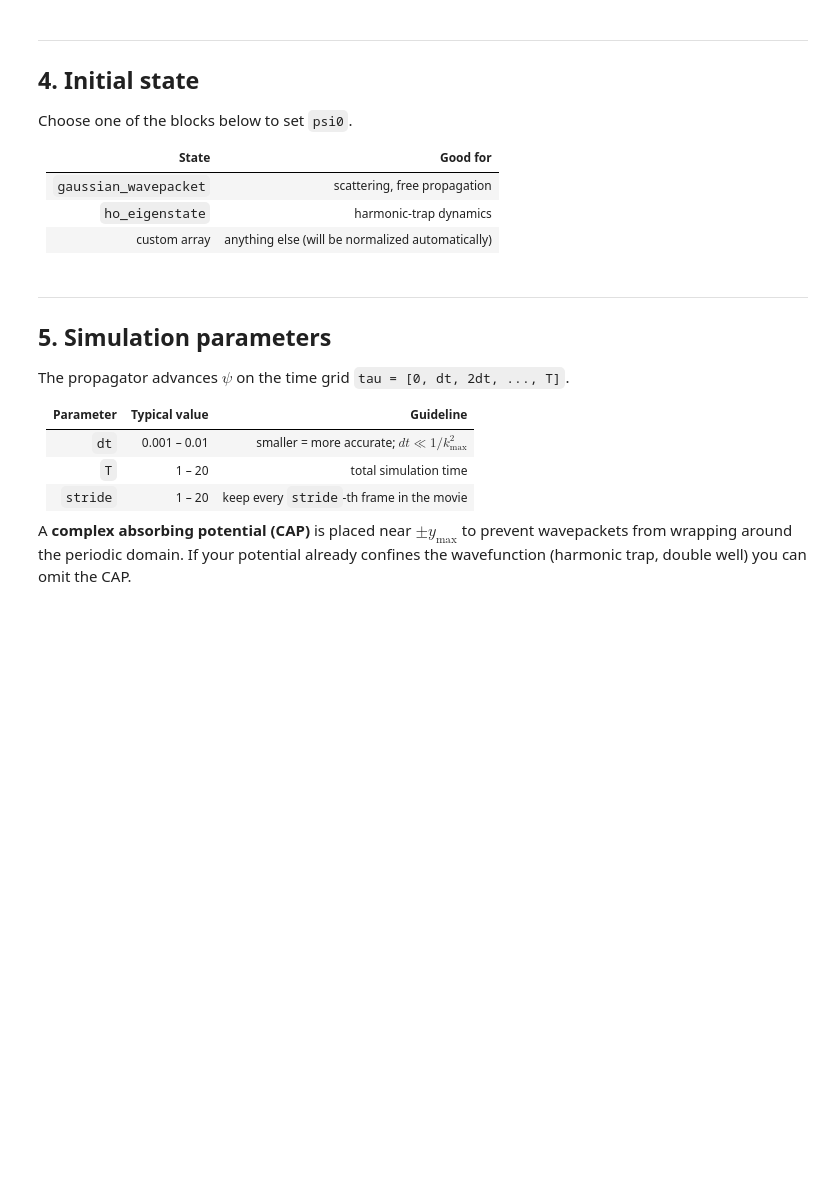
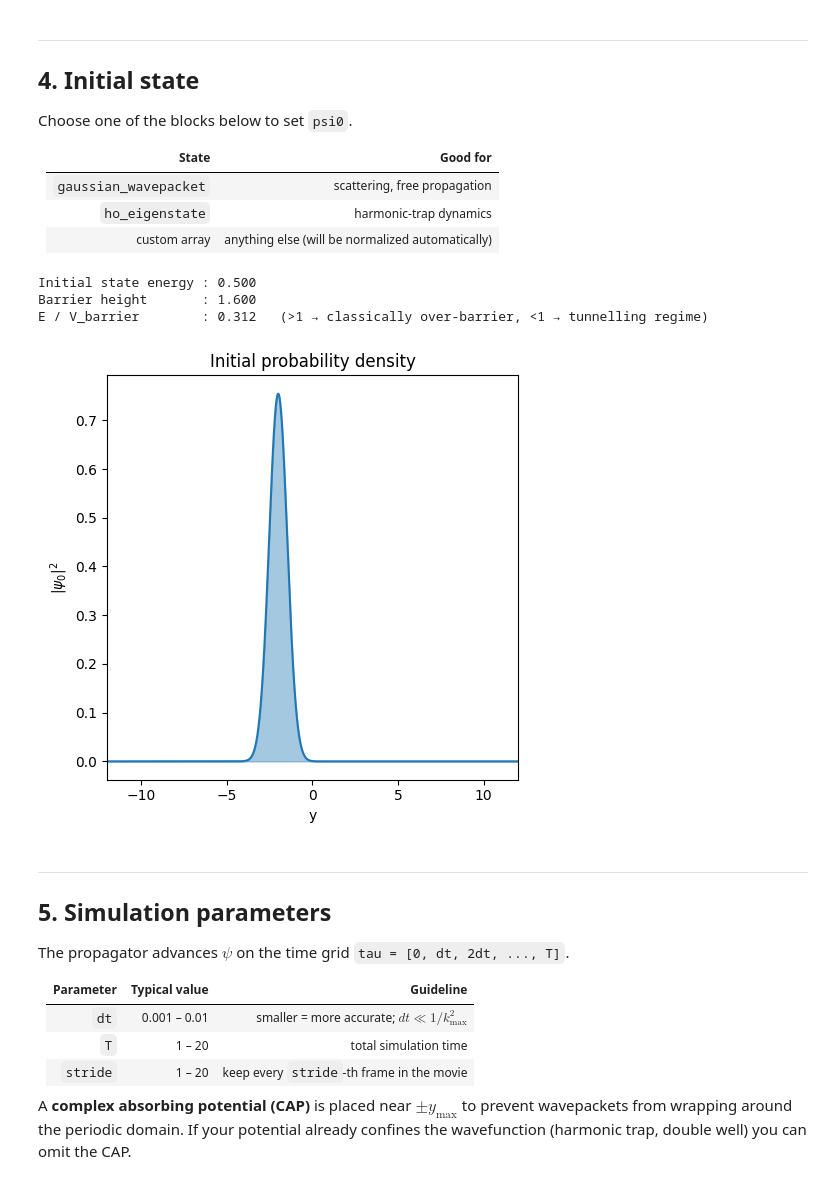
Before and after one commit to andrew-zentner/1dquantum, a Jupyter notebook: SchrodingerPlayground.ipynb, the cells around one changed output. Cells and saved outputs as stored; diff of their text form; code cells hidden in the pictures; blank space fills up the shorter version.

```diff
--- a/SchrodingerPlayground.ipynb
+++ b/SchrodingerPlayground.ipynb
@@ -159,46 +204,63 @@ Choose one of the blocks below to set `psi0`.
 #  OPTION A (default): moving Gaussian wavepacket
 #  y0    — starting centre of the packet
 #  k0    — central momentum (>0 moves right)
 #  sigma — spatial width (position uncertainty)
+#
+#  to choose sigma based on QuarticDoubleWell, use omega_qdw calculated above
+#
 # ============================================================
-y0    = -7.0   # start well to the left of the barrier
-k0    =  4.0   # mean momentum (moves right)
-sigma =  0.8   # width
+#y0    = -a      # start position
+#k0    =  0.00   # mean momentum (positive moves right)
+#sigma =  0.50   # width
+#sigma = 1.0/np.sqrt(2.0*omega_qdw) # width
 
-psi0 = gaussian_wavepacket(grid.y, y0=y0, k0=k0, sigma=sigma)
+#psi0 = gaussian_wavepacket(grid.y, y0=y0, k0=k0, sigma=sigma)
 
-E_packet = gaussian_wavepacket_energy(k0, sigma)
-V_barrier = float(V(np.array([0.0]), 0.0)[0])   # potential at barrier centre
-print(f'Mean packet energy : {E_packet:.3f}')
-print(f'Barrier height     : {V_barrier:.3f}')
-print(f'E / V_barrier      : {E_packet/V_barrier:.3f}   '
-      f'(>1 → classically over-barrier, <1 → tunnelling regime)')
+#E_packet = gaussian_wavepacket_energy(k0, sigma)
+#V_barrier = float(V(np.array([0.0]), 0.0)[0])   # potential at barrier centre
+#print(f'Mean packet energy : {E_packet:.3f}')
+#print(f'Barrier height     : {V_barrier:.3f}')
+#print(f'E / V_barrier      : {E_packet/V_barrier:.3f}   '
+#      f'(>1 → classically over-barrier, <1 → tunnelling regime)')
+#---
 
 # ============================================================
 #  OPTION B: harmonic-oscillator ground state displaced from centre
 #  (coherent state — oscillates without spreading)
 # ============================================================
-# omega = 1.0
-# psi0  = ho_eigenstate(grid.y - 2.0, n=0, Omega=omega)  # displaced by 2
+omega = omega_qdw
+n_ho = 0
+psi0  = ho_eigenstate(grid.y + a, n=n_ho, Omega=omega)  # displace by using y - delta_y
+E_packet = ho_energy(n_ho)
+V_barrier = float(V(np.array([0.0]), 0.0)[0])   # potential at barrier centre
+print(f'Initial state energy : {E_packet:.3f}')
+print(f'Barrier height       : {V_barrier:.3f}')
+print(f'E / V_barrier        : {E_packet/V_barrier:.3f}   '
+      f'(>1 → classically over-barrier, <1 → tunnelling regime)')
 
 # ============================================================
 #  OPTION C: superposition of two harmonic-oscillator eigenstates
 #  (beats at frequency Delta E = E_1 - E_0 = omega)
 # ============================================================
 # omega = 1.0
 # psi0  = (ho_eigenstate(grid.y, n=0, Omega=omega)
 #         + ho_eigenstate(grid.y, n=1, Omega=omega)) / np.sqrt(2)
 
 # --- Plot initial probability density
-fig, ax = plt.subplots(figsize=(7, 3))
+fig, ax = plt.subplots(figsize=(5, 5))
 ax.fill_between(grid.y, np.abs(psi0)**2, alpha=0.4, color='tab:blue')
 ax.plot(grid.y, np.abs(psi0)**2, color='tab:blue', lw=1.5)
 ax.set_xlabel('y')
 ax.set_ylabel(r'$|\psi_0|^2$')
 ax.set_title('Initial probability density')
 ax.set_xlim(-y_max, y_max)
 plt.tight_layout()
 plt.show()
+# %% [output]
+Initial state energy : 0.500
+Barrier height       : 1.600
+E / V_barrier        : 0.312   (>1 → classically over-barrier, <1 → tunnelling regime)
+[figure, added]
 # %% [markdown]
 ---
 ## 5. Simulation parameters
```
Also changed, not shown: parts of 8 cells of this notebook, 7 other files.
